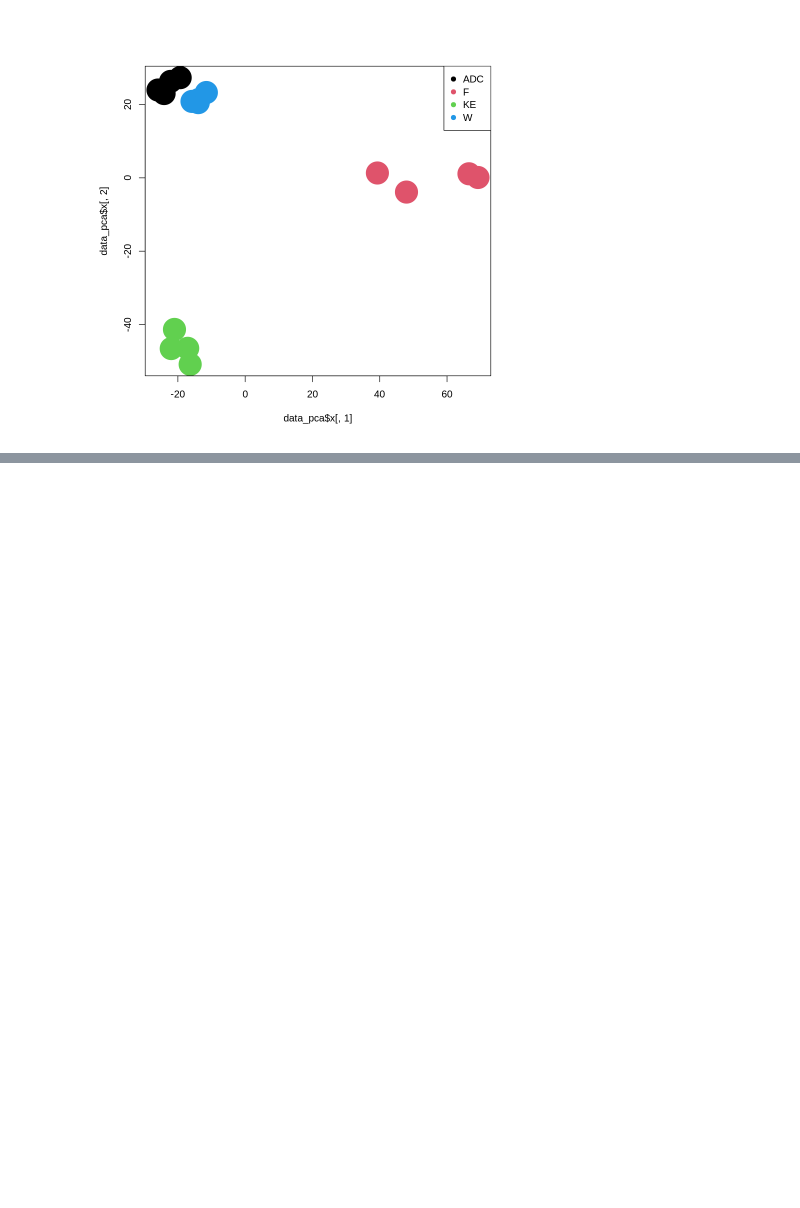
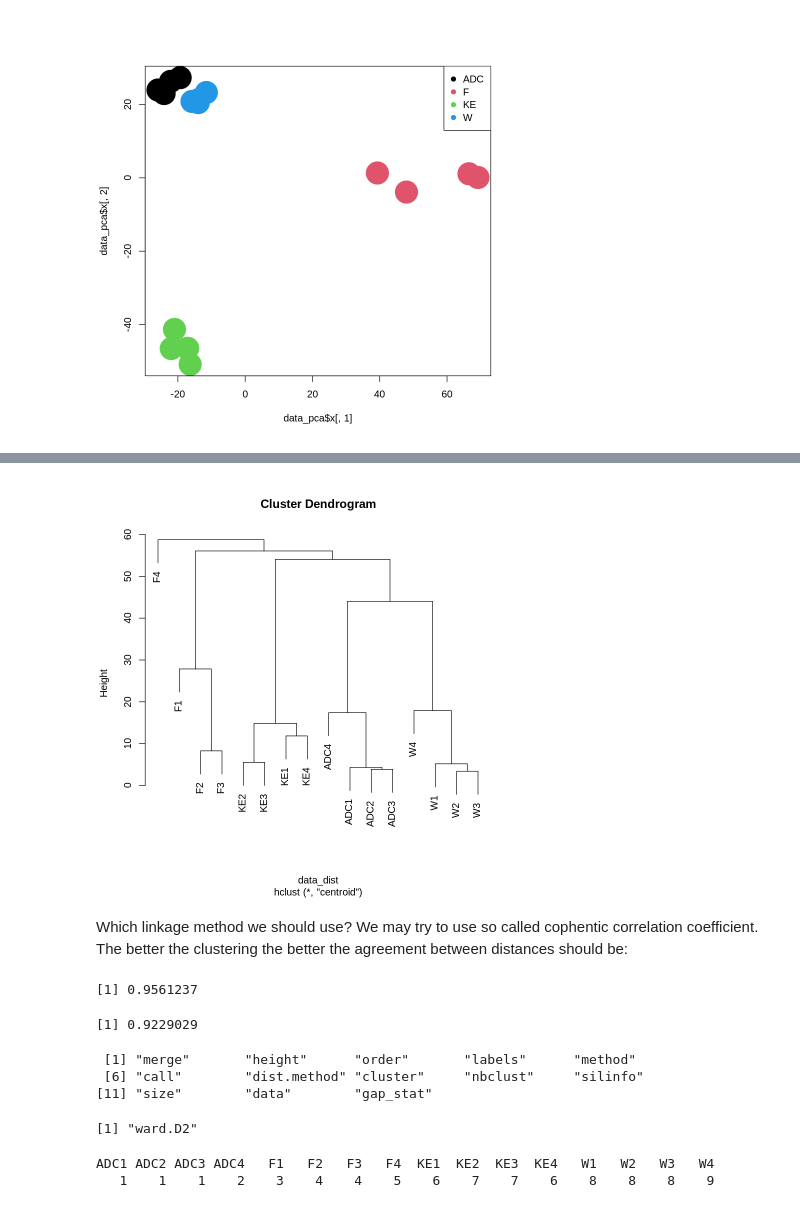
Before and after one commit to kamclar/statisticka_analyza_dat_cviceni, a Jupyter notebook: Lesson_12.ipynb, the cells around one changed output, grey strips where cells are left out. Drawn from its saved outputs; the diff is of its cells as text; code cells hidden in the pictures; blank space fills up the shorter version.

```diff
--- a/Lesson_12.ipynb
+++ b/Lesson_12.ipynb
@@ -604,0 +672,17 @@ legend("topright",
+# %%
+# Compute hierarchical clustering
+data_clusts_2 <- hclust(data_dist, method = "centroid")
+
+# Visualize
+plot(data_clusts_2, cex = 1)
+# %% [output]
+[figure, added]
+# %% [markdown]
+Which linkage method we should use? We may try to use so called cophentic correlation coefficient. The better the clustering the better the agreement between distances should be:
+# %%
+# Which clustering method use?
+cor(dist(data_dist), cophenetic(data_clusts))
+cor(dist(data_dist), cophenetic(data_clusts_2))
+# %% [output]
+[1] 0.9561237
+[1] 0.9229029
@@ -604,0 +693,14 @@ legend("topright",
+# %%
+# Let's check what hclustering method automatic pipeline uses
+names(data_clusts)
+data_clusts$method
+# %% [output]
+ [1] "merge"       "height"      "order"       "labels"      "method"
+ [6] "call"        "dist.method" "cluster"     "nbclust"     "silinfo"
+[11] "size"        "data"        "gap_stat"
+[1] "ward.D2"
+# %%
+data_clusts$cluster
+# %% [output]
+ADC1 ADC2 ADC3 ADC4   F1   F2   F3   F4  KE1  KE2  KE3  KE4   W1   W2   W3   W4
+   1    1    1    2    3    4    4    5    6    7    7    6    8    8    8    9
```
Also changed, not shown: parts of 26 cells of this notebook.
